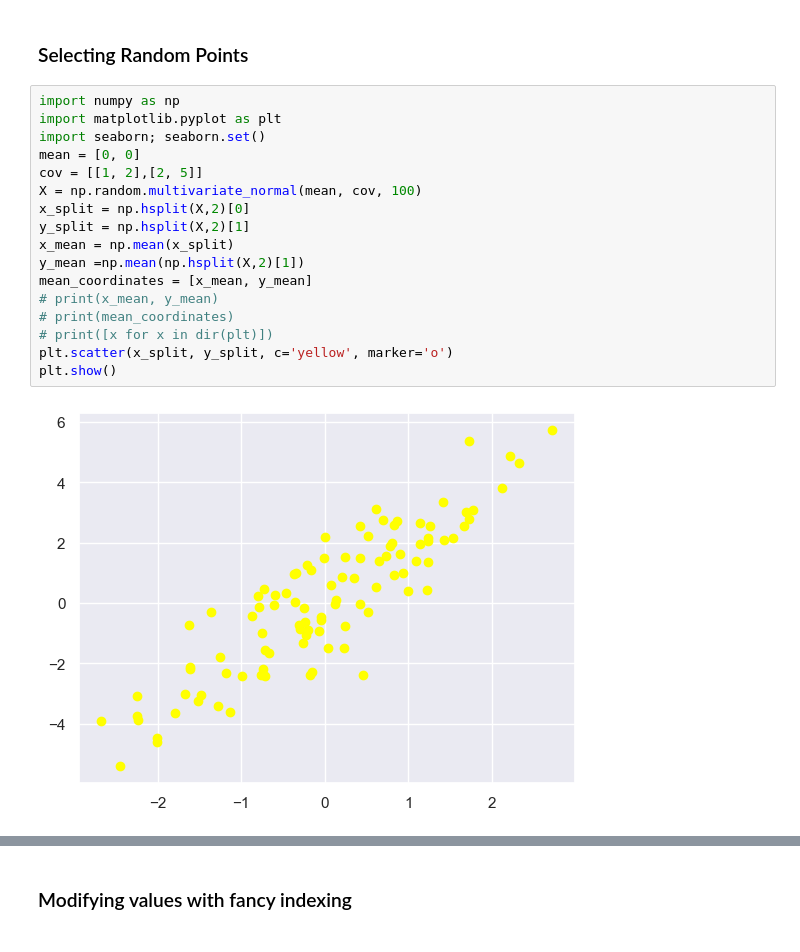
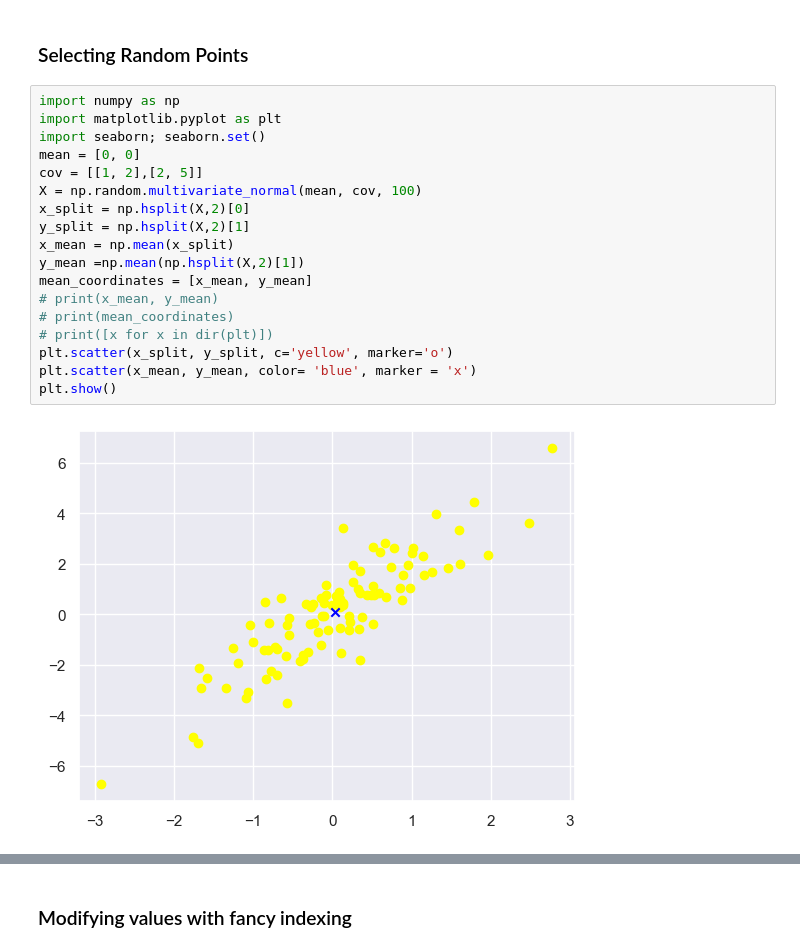
Before and after one commit to HerbSek/Learning-Data-Science, a Jupyter notebook: numpy.ipynb, the cells around one changed output, grey strips where cells are left out. Drawn from its saved outputs; the diff is of its cells as text.

```diff
--- a/numpy.ipynb
+++ b/numpy.ipynb
@@ -473,20 +473,21 @@ print([x[1],x[5],x[2]])
 # %%
 import numpy as np
 import matplotlib.pyplot as plt
 import seaborn; seaborn.set()
 mean = [0, 0]
 cov = [[1, 2],[2, 5]]
 X = np.random.multivariate_normal(mean, cov, 100)
 x_split = np.hsplit(X,2)[0]
 y_split = np.hsplit(X,2)[1]
 x_mean = np.mean(x_split)
 y_mean =np.mean(np.hsplit(X,2)[1])
 mean_coordinates = [x_mean, y_mean]
 # print(x_mean, y_mean)
 # print(mean_coordinates)
 # print([x for x in dir(plt)])
 plt.scatter(x_split, y_split, c='yellow', marker='o')
+plt.scatter(x_mean, y_mean, color= 'blue', marker = 'x')
 plt.show()
 # %% [output]
-[figure, old version]
+[figure, new version]
 # %%
```
Also changed, not shown: parts of 3 cells of this notebook, 2 other files.
